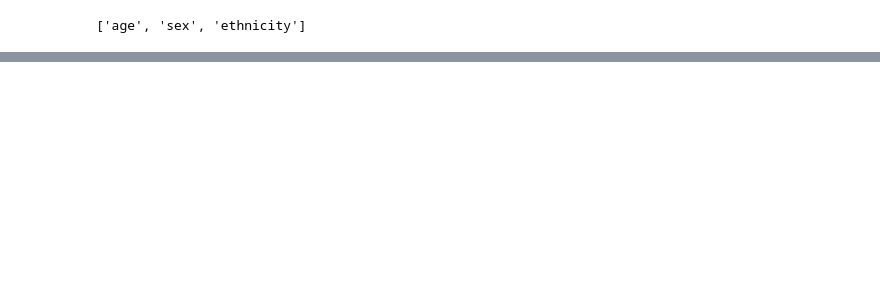
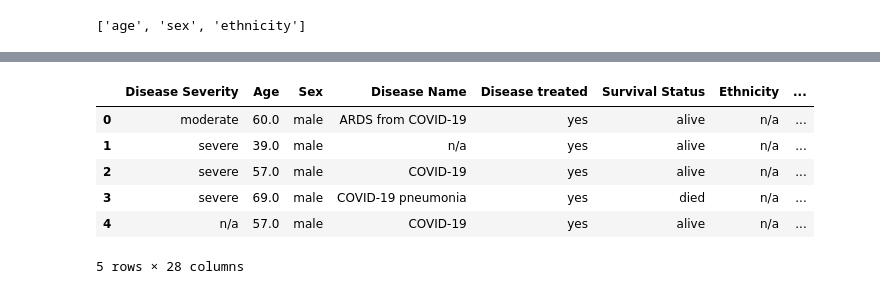
Before and after one commit to Arminkhayati/fictional-tasks, a Jupyter notebook: exploring_features.ipynb, the cells around one changed output, grey strips where cells are left out. Drawn from its saved outputs; the diff is of its cells as text; code cells hidden in the pictures; blank space fills up the shorter version.

Commit message:
Feature extraction, cleaning and analyzing  is done

```diff
--- a/exploring_features.ipynb
+++ b/exploring_features.ipynb
@@ -171,0 +240,8 @@ with open('./outputfiles/feature_extractor_outputs.pickle', 'rb') as f:
+# %%
+import re
+
+# Removing 'year' from Age Values Using Regex. ex: 5 years 0 -> 5
+
+def clean_digits(x):
+    return re.sub('[^\d\.]', '', str(x))
+outputs_df.loc[:, "Age"]  = outputs_df.loc[:, "Age"].apply(clean_digits).astype(float)
@@ -171,0 +449,17 @@ with open('./outputfiles/feature_extractor_outputs.pickle', 'rb') as f:
+# %%
+severity_categories = [
+    "Mild",
+    "Moderate",
+    "Severe",
+    "Very Severe",
+]
+# %%
+categorised_severities = {}
+
+for s in outputs_df['Disease Severity'].unique():
+    if s == 'n/a':
+        continue
+    temp_var = severity_clustering_model.invoke({"phrase": s})
+    categories = list(temp_var.values())[0]
+    categorised_severities[s] = categories
+categorised_severities
@@ -171,0 +484,28 @@ with open('./outputfiles/feature_extractor_outputs.pickle', 'rb') as f:
+# %%
+for c in severity_categories:
+    outputs_df[c] = np.zeros(outputs_df.shape[0])
+
+
+
+for i, row in outputs_df.iterrows():
+    severity = row['Disease Severity']
+    if severity == 'n/a':
+        continue
+
+    categories = categorised_severities[severity]
+    for c in categories:
+        if c in outputs_df.columns:
+            outputs_df.loc[i, c] = 1
+        else:
+            # Beside from those mentioned categories, model came up with new ones, but we are ignoring them.
+            print(i, severity, ', ', c, categories)
+# %%
+outputs_df.head()
+# %% [output]
+|  | Disease Severity | Age | Sex | Disease Name | Disease treated | Survival Status | Ethnicity | ... |
+| 0 | moderate | 60.0 | male | ARDS from COVID-19 | yes | alive | n/a | ... |
+| 1 | severe | 39.0 | male | n/a | yes | alive | n/a | ... |
+| 2 | severe | 57.0 | male | COVID-19 | yes | alive | n/a | ... |
+| 3 | severe | 69.0 | male | COVID-19 pneumonia | yes | died | n/a | ... |
+| 4 | n/a | 57.0 | male | COVID-19 | yes | alive | n/a | ... |
+5 rows × 28 columns
```
Also changed, not shown: parts of 36 cells of this notebook.
